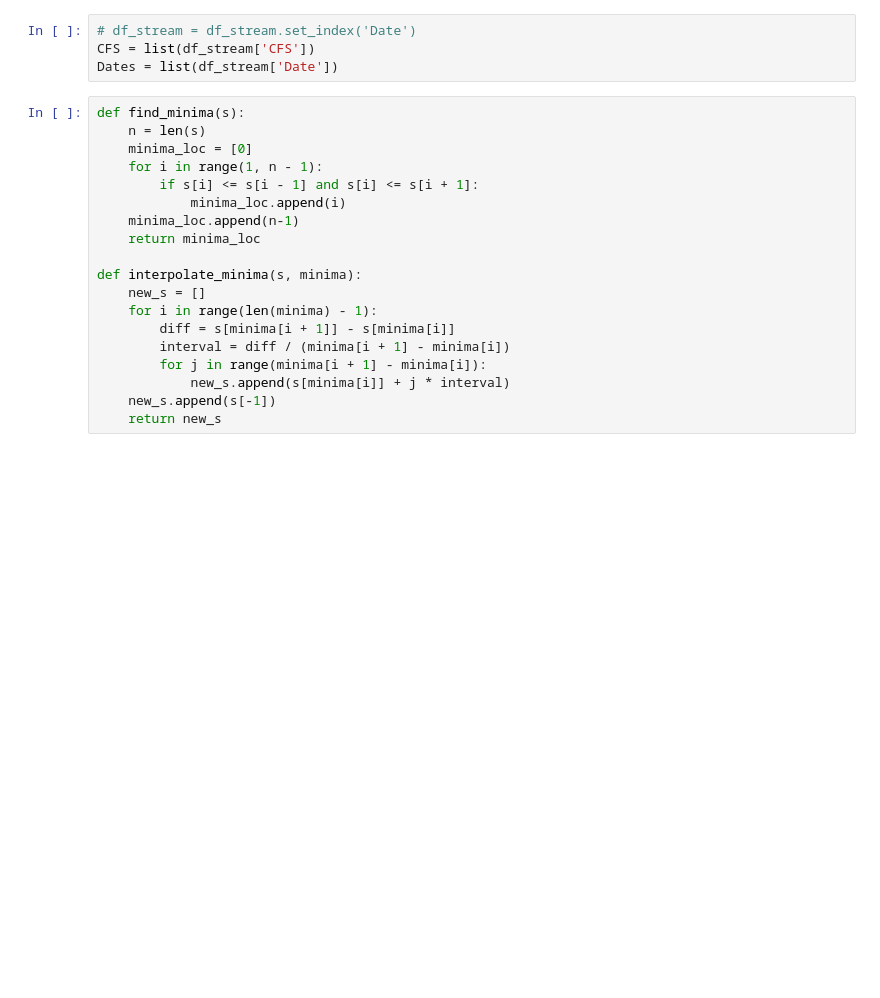
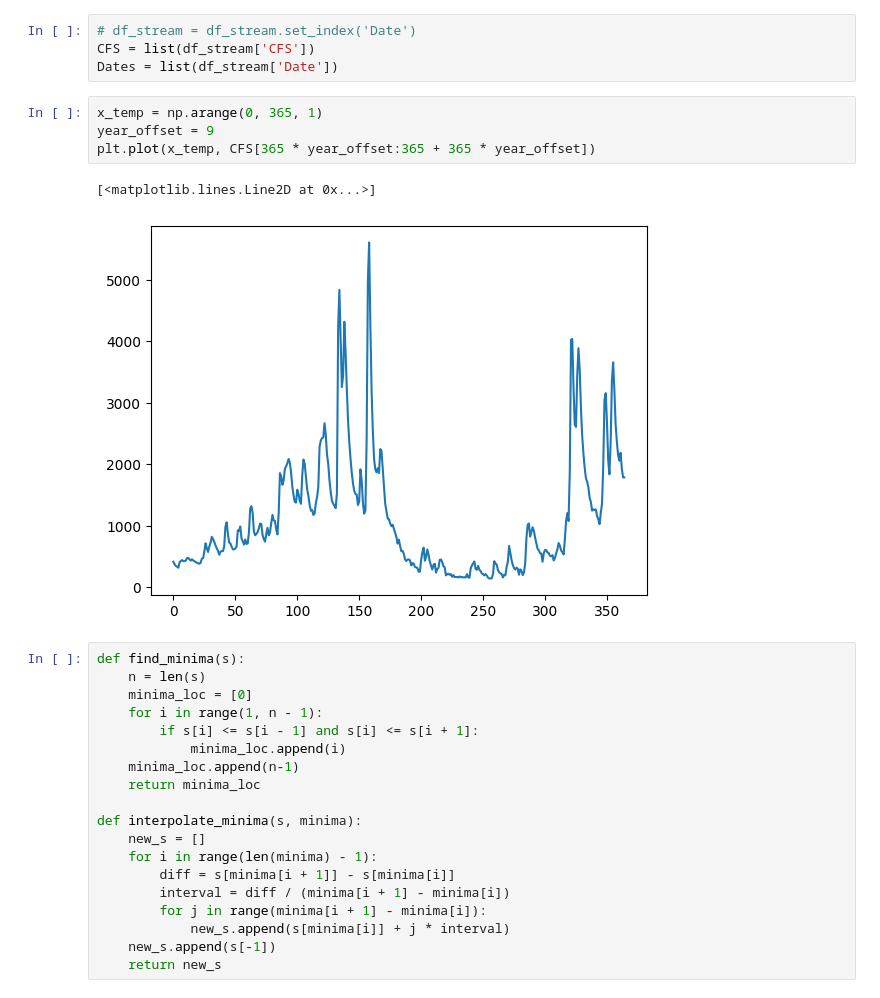
Before and after one commit to nmadev/YaleHydropowerModel, a Jupyter notebook: model.ipynb, the cells around one changed output. Saved outputs shown, nothing was run; the diff lists cells and outputs as text; blank space fills up the shorter version.

```diff
--- a/model.ipynb
+++ b/model.ipynb
@@ -23,6 +23,13 @@ df_stream = df_stream[~((df_stream.Date.dt.month == 2) & (df_stream.Date.dt.day
 # df_stream = df_stream.set_index('Date')
 CFS = list(df_stream['CFS'])
 Dates = list(df_stream['Date'])
+# %%
+x_temp = np.arange(0, 365, 1)
+year_offset = 9
+plt.plot(x_temp, CFS[365 * year_offset:365 + 365 * year_offset])
+# %% [output]
+[<matplotlib.lines.Line2D at 0x...>]
+[figure, added]
 # %%
 def find_minima(s):
     n = len(s)
```
Also changed, not shown: parts of 15 cells of this notebook.
